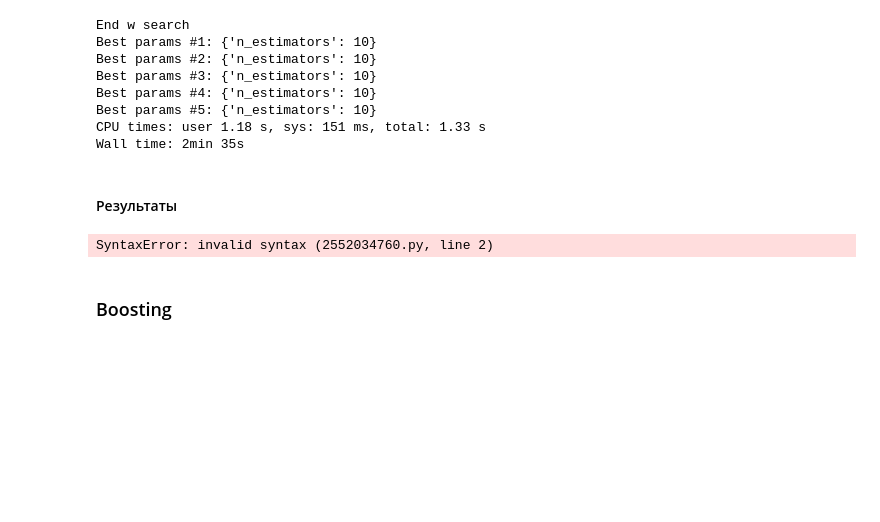
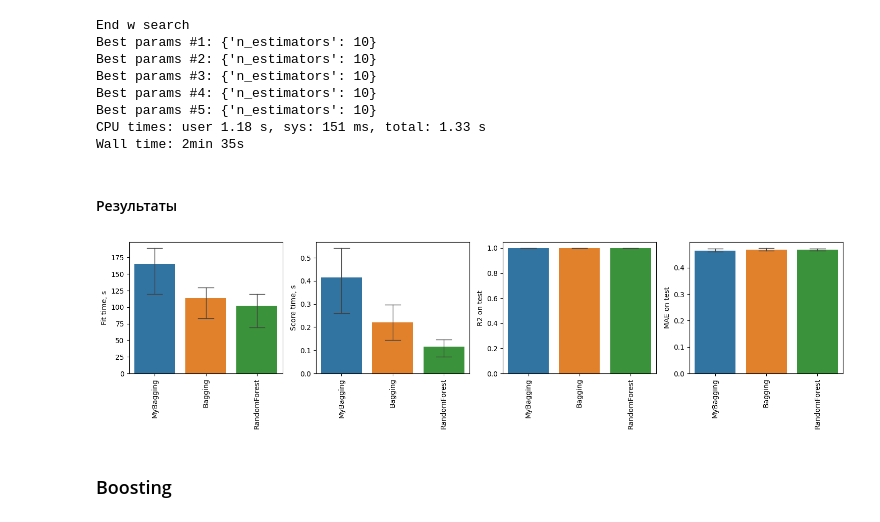
Before and after one commit to toxakaz/ml-course, a Jupyter notebook: src/task_4/task_4.ipynb, the cells around one changed output. Cells and saved outputs as stored; diff of their text form; code cells hidden in the pictures; blank space fills up the shorter version.

```diff
--- a/src/task_4/task_4.ipynb
+++ b/src/task_4/task_4.ipynb
@@ -373,20 +373,20 @@ Wall time: 2min 35s
 #### Результаты
 # %%
 cv_results = pd.read_csv("cv_bagging_results.csv")
-cv_results["Regressor"].apply(lambda x: x.removesuffix("Regressor"))
+cv_results["Regressor"] = cv_results["Regressor"].apply(lambda x: x.removesuffix("Regressor"))
 
 img, axs = plt.subplots(ncols=4, figsize=(15, 4))
 
 for y, ax in zip(["Fit time, s", "Score time, s", "R2 on test", "MAE on test"], axs.flatten()):
     sns.barplot(cv_results[["Regressor", y]], x="Regressor", y=y, errwidth=1, capsize=0.3, ax=ax)
     ax.tick_params(axis="x", rotation=90)
     ax.set_xlabel(None)
 
 img.tight_layout()
 
 plt.show()
 # %% [output]
-SyntaxError: invalid syntax (2552034760.py, line 2)
+[figure, added]
 # %% [markdown]
 ### Boosting
 # %% [markdown]
```
Also changed, not shown: parts of 11 cells of this notebook.
